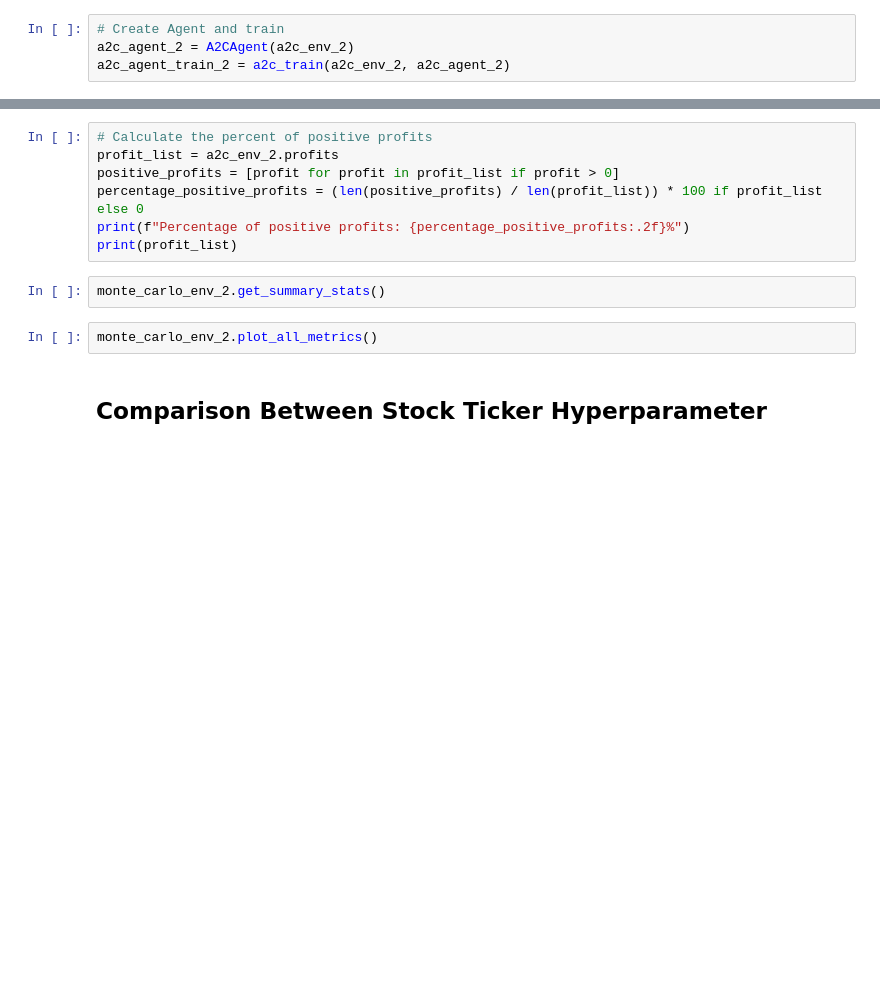
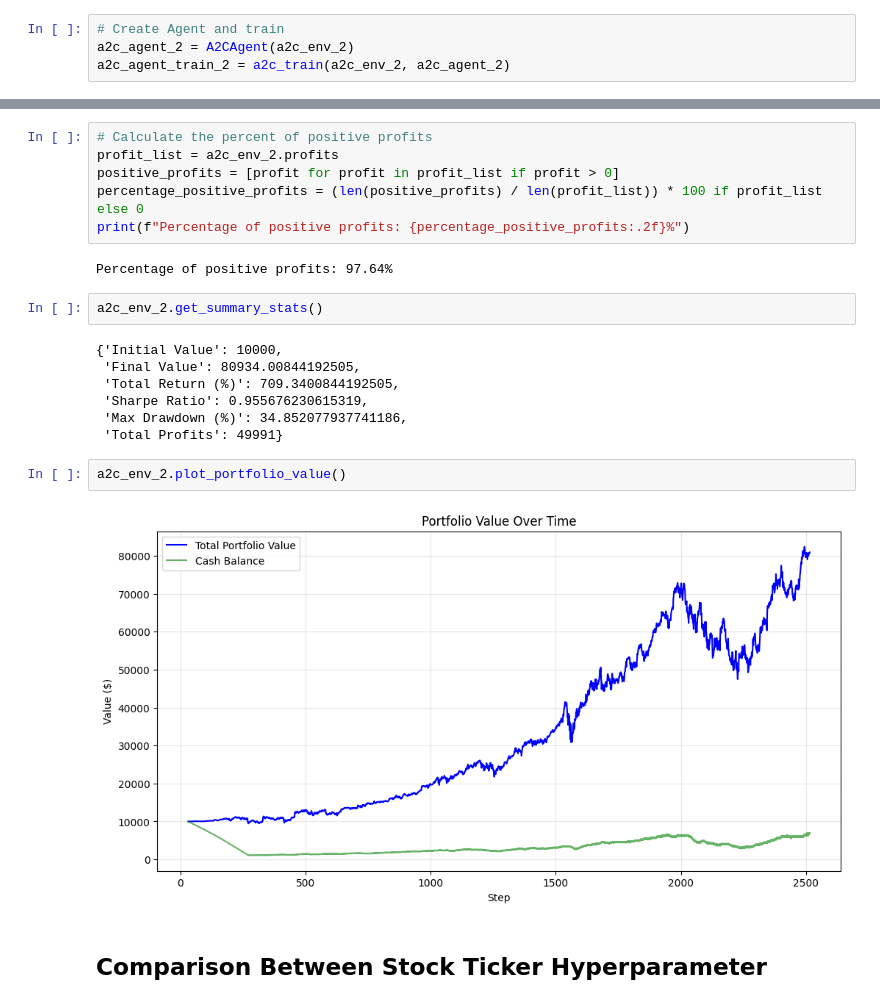
Before and after one commit to MKMiyagi/COGS188_Financial_Agents, a Jupyter notebook: FinalProject_Financial_Agents.ipynb, the cells around one changed output, grey strips where cells are left out. Saved outputs shown, nothing was run; the diff lists cells and outputs as text; blank space fills up the shorter version.

```diff
--- a/FinalProject_Financial_Agents.ipynb
+++ b/FinalProject_Financial_Agents.ipynb
@@ -306,11 +387,21 @@ profit_list = a2c_env_2.profits
 positive_profits = [profit for profit in profit_list if profit > 0]
 percentage_positive_profits = (len(positive_profits) / len(profit_list)) * 100 if profit_list else 0
 print(f"Percentage of positive profits: {percentage_positive_profits:.2f}%")
-print(profit_list)
+# %% [output]
+Percentage of positive profits: 97.64%
 # %%
-monte_carlo_env_2.get_summary_stats()
+a2c_env_2.get_summary_stats()
+# %% [output]
+{'Initial Value': 10000,
+ 'Final Value': 80934.00844192505,
+ 'Total Return (%)': 709.3400844192505,
+ 'Sharpe Ratio': 0.955676230615319,
+ 'Max Drawdown (%)': 34.852077937741186,
+ 'Total Profits': 49991}
-# %%
-monte_carlo_env_2.plot_all_metrics()
+# %%
+a2c_env_2.plot_portfolio_value()
+# %% [output]
+[figure, added]
 # %% [markdown]
 ## Comparison Between Stock Ticker Hyperparameter
 # %% [markdown]
```
Also changed, not shown: parts of 35 cells of this notebook, 2 other files.
